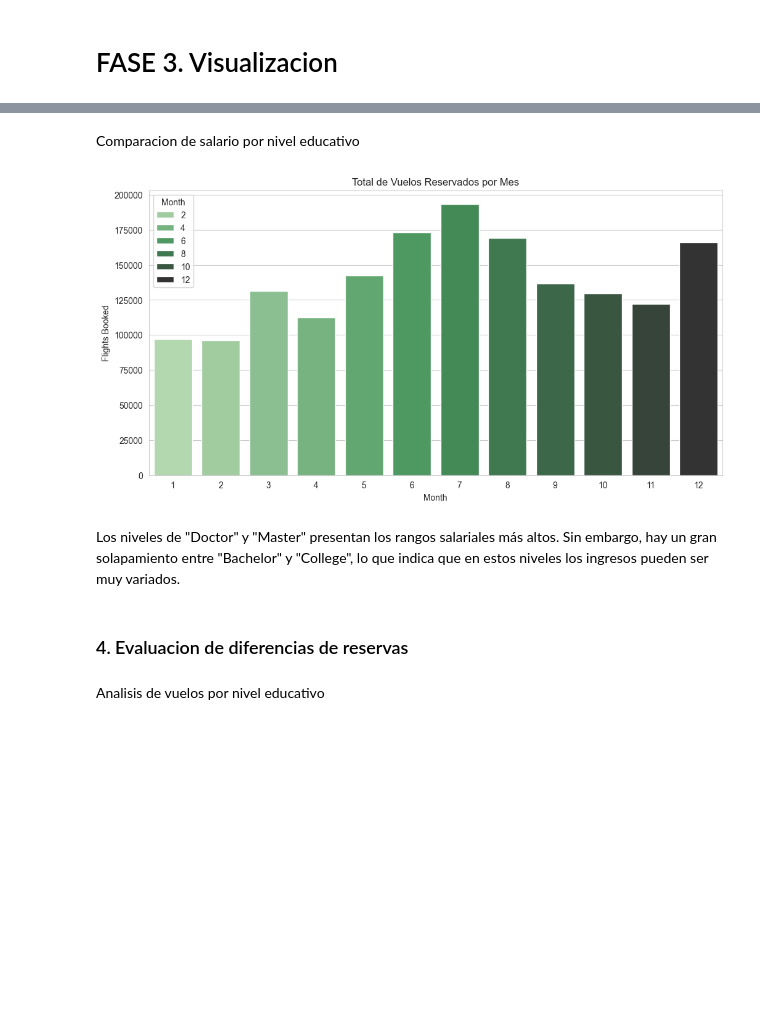
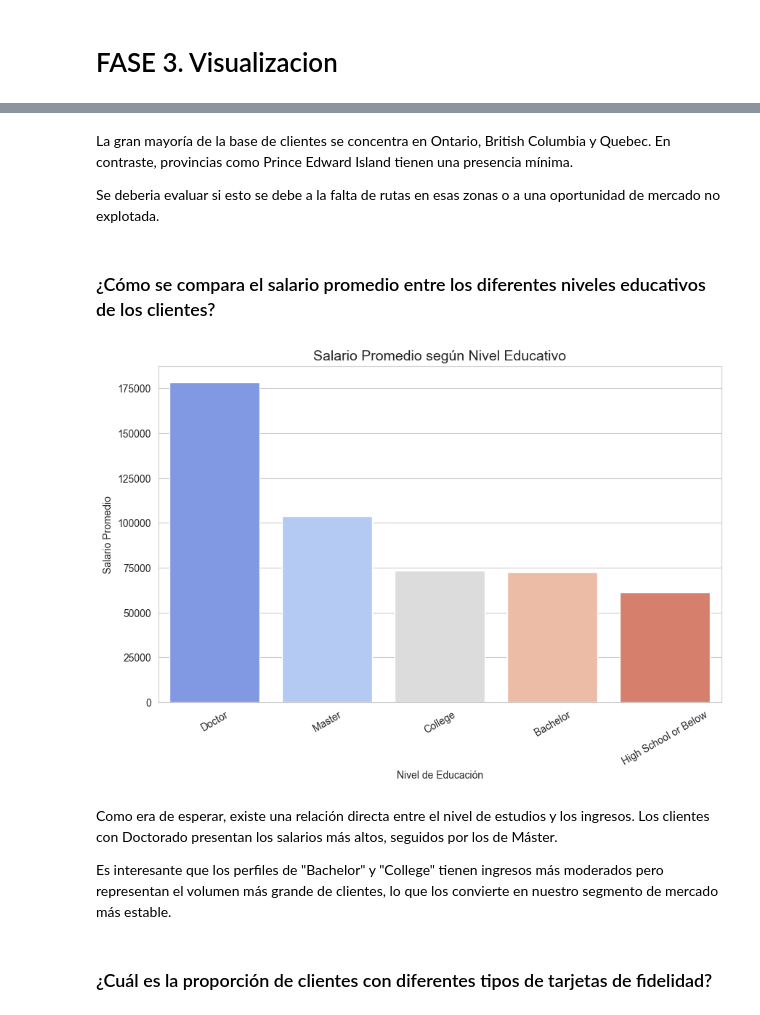
Before and after one commit to Adalab/bda-modulo-3-evaluacion-final-TamDb22, a Jupyter notebook: evaluacion3_Tamara.ipynb, the cells around one changed output, grey strips where cells are left out. Drawn from its saved outputs; the diff is of its cells as text; code cells hidden in the pictures; blank space fills up the shorter version.

```diff
--- a/evaluacion3_Tamara.ipynb
+++ b/evaluacion3_Tamara.ipynb
@@ -532,26 +525,25 @@ plt.show()
+# %% [markdown]
+La gran mayoría de la base de clientes se concentra en Ontario, British Columbia y Quebec. En contraste, provincias como Prince Edward Island tienen una presencia mínima.
+
+Se deberia evaluar si esto se debe a la falta de rutas en esas zonas o a una oportunidad de mercado no explotada.
 # %% [markdown]
-Comparacion de salario por nivel educativo
+### ¿Cómo se compara el salario promedio entre los diferentes niveles educativos de los clientes?
 # %%
-plt.figure(figsize=(12, 6))
-vuelos_mes = df_merged.groupby('Month')['Flights Booked'].sum().reset_index()
+salario_educacion = df_merged.groupby('education')['salary'].mean().sort_values(ascending=False).reset_index()
 
-sns.barplot(
-    data=vuelos_mes,
-    x='Month',
-    y='Flights Booked',
-    hue='Month',
-    palette='Greens_d',
-    legend=True
-)
-
-plt.title('Total de Vuelos Reservados por Mes')
+plt.figure(figsize=(10, 6))
+sns.barplot(data=salario_educacion, x='education', y='salary', hue='education', palette='coolwarm', legend=False)
+plt.title('Salario Promedio según Nivel Educativo', fontsize=14)
+plt.xlabel('Nivel de Educación')
+plt.ylabel('Salario Promedio')
+plt.xticks(rotation=30)
 plt.show()
 # %% [output]
-[figure, old version]
+[figure, new version]
 # %% [markdown]
-Los niveles de "Doctor" y "Master" presentan los rangos salariales más altos. Sin embargo, hay un gran solapamiento entre "Bachelor" y "College", lo que indica que en estos niveles los ingresos pueden ser muy variados.
+Como era de esperar, existe una relación directa entre el nivel de estudios y los ingresos. Los clientes con Doctorado presentan los salarios más altos, seguidos por los de Máster.
+
+Es interesante que los perfiles de "Bachelor" y "College" tienen ingresos más moderados pero representan el volumen más grande de clientes, lo que los convierte en nuestro segmento de mercado más estable.
 # %% [markdown]
-### 4. Evaluacion de diferencias de reservas
+### ¿Cuál es la proporción de clientes con diferentes tipos de tarjetas de fidelidad?
-# %% [markdown]
-Analisis de vuelos por nivel educativo
 # %%
```
Also changed, not shown: parts of 16 cells of this notebook.
